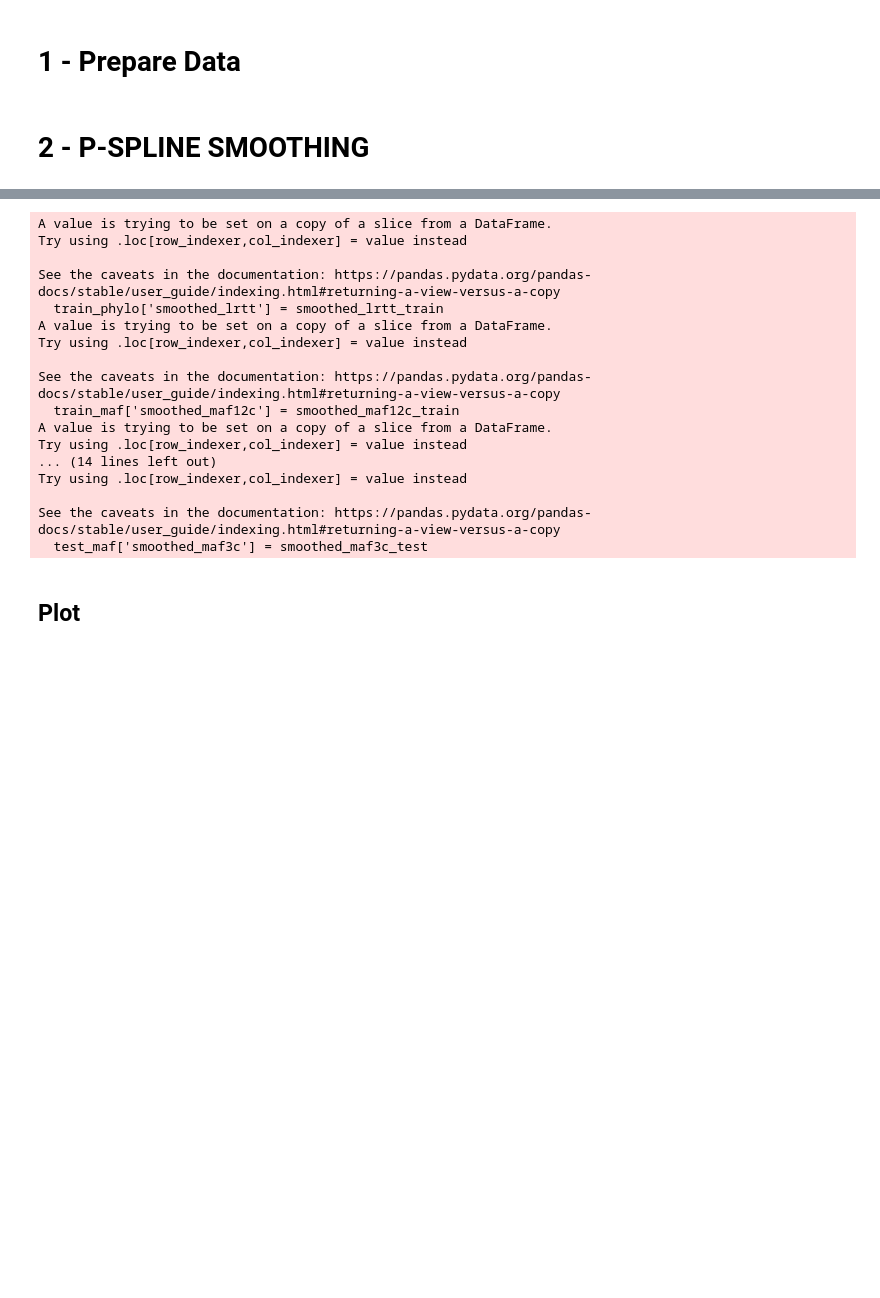
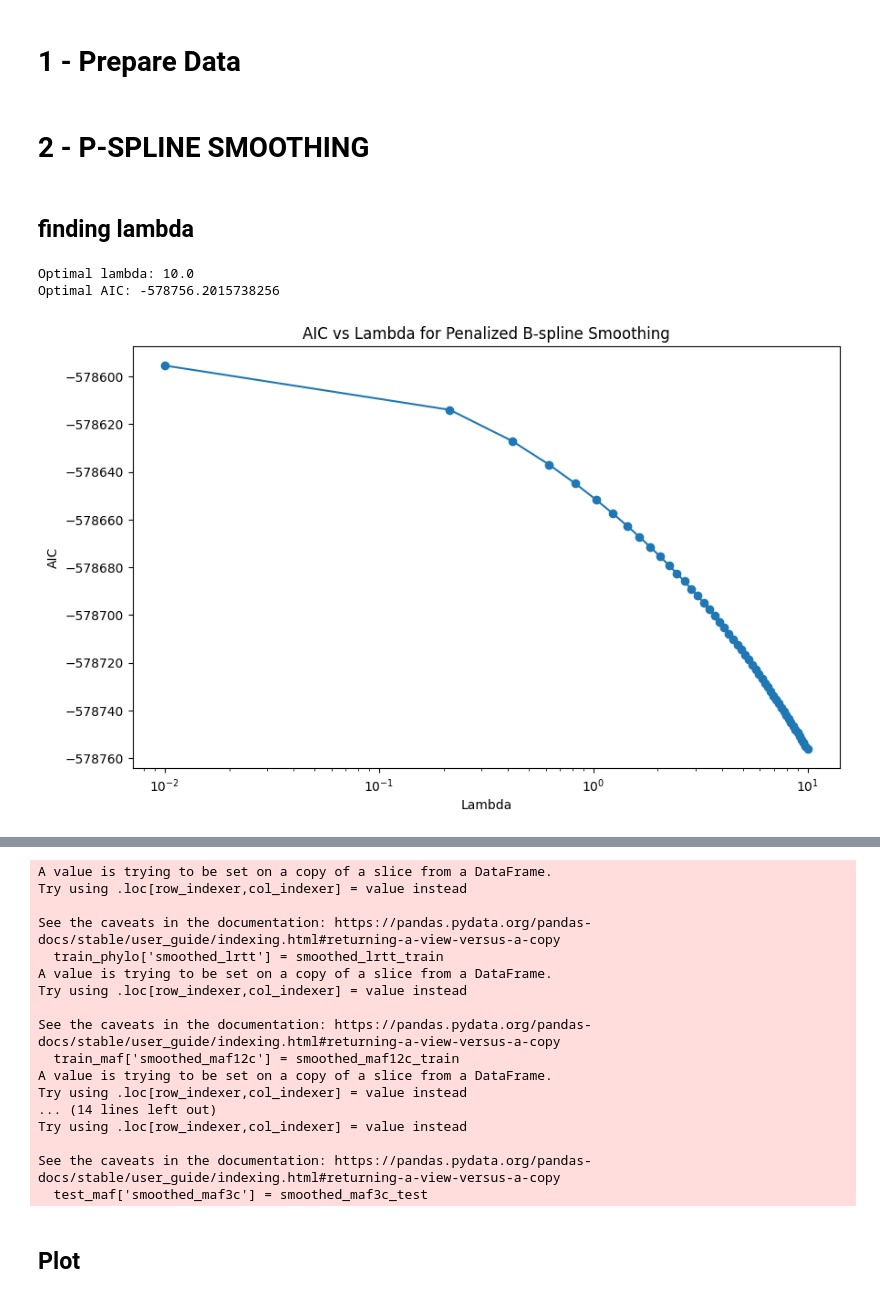
Before and after one commit to andreawickman/ic_research_project, a Jupyter notebook: 4_PSPLINE.ipynb, the cells around one changed output, grey strips where cells are left out. Saved outputs shown, nothing was run; the diff lists cells and outputs as text; code cells hidden in the pictures; blank space fills up the shorter version.

```diff
--- a/4_PSPLINE.ipynb
+++ b/4_PSPLINE.ipynb
@@ -146,0 +55,59 @@ def apply_pspline_smoothing(df, x, y, num_knots, lambda_penalty):
+# %% [markdown]
+## finding lambda
+# %%
+def calculate_aic(y, y_hat, smoother_matrix_trace):
+    n = len(y)
+    residual_sum_of_squares = np.sum((y - y_hat) ** 2)
+    sigma_hat_squared = residual_sum_of_squares / n
+    aic = n * np.log(sigma_hat_squared) + 2 * smoother_matrix_trace
+    return aic
+
+def find_optimal_lambda(df, x, y, num_knots, lambda_range):
+    aic_values = []
+    lambdas = []
+
+    best_lambda = None
+    best_aic = np.inf
+    best_smoothed_values = None
+    best_coefficients = None
+
+    for lambda_penalty in lambda_range:
+        smoothed_values, coefficients = pspline_penalized_smoothing(df, x, y, num_knots, lambda_penalty)
+
+        # Assuming the smoother matrix trace is approximated by the number of non-zero coefficients
+        smoother_matrix_trace = np.sum(coefficients != 0)
+        aic = calculate_aic(df[y].values, smoothed_values, smoother_matrix_trace)
+
+        aic_values.append(aic)
+        lambdas.append(lambda_penalty)
+
+        if aic < best_aic:
+            best_aic = aic
+            best_lambda = lambda_penalty
+            best_smoothed_values = smoothed_values
+            best_coefficients = coefficients
+
+    return best_lambda, best_aic, best_smoothed_values, best_coefficients, aic_values, lambdas
+
+# Example usage with a range of lambda values
+lambda_range = np.linspace(0.01, 10, 50)
+num_knots = 12
+
+# Assuming phylo DataFrame is already defined
+optimal_lambda, optimal_aic, optimal_smoothed_values, optimal_coefficients, aic_values, lambdas = find_optimal_lambda(train_phylo, 'xcoord', 'normalised.largest.rtt', num_knots, lambda_range)
+
+print(f"Optimal lambda: {optimal_lambda}")
+print(f"Optimal AIC: {optimal_aic}")
+
+# Plot AIC against lambda
+plt.figure(figsize=(10, 6))
+plt.plot(lambdas, aic_values, marker='o')
+plt.xscale('log')
+plt.xlabel('Lambda')
+plt.ylabel('AIC')
+plt.title('AIC vs Lambda for Penalized B-spline Smoothing')
+plt.show()
+# %% [output]
+Optimal lambda: 10.0
+Optimal AIC: -578756.2015738256
+[figure, added]
```
Also changed, not shown: parts of 8 cells of this notebook, 6 other files.
